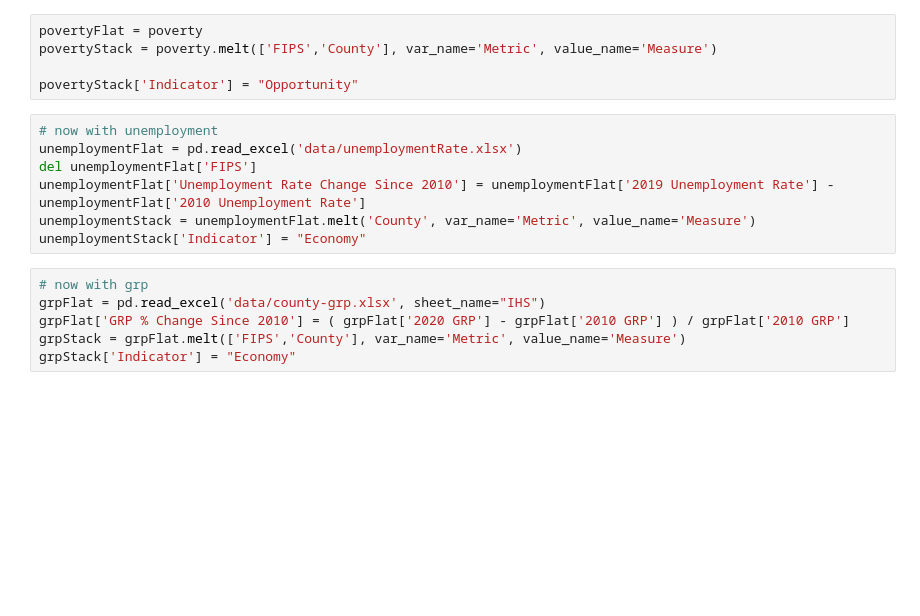
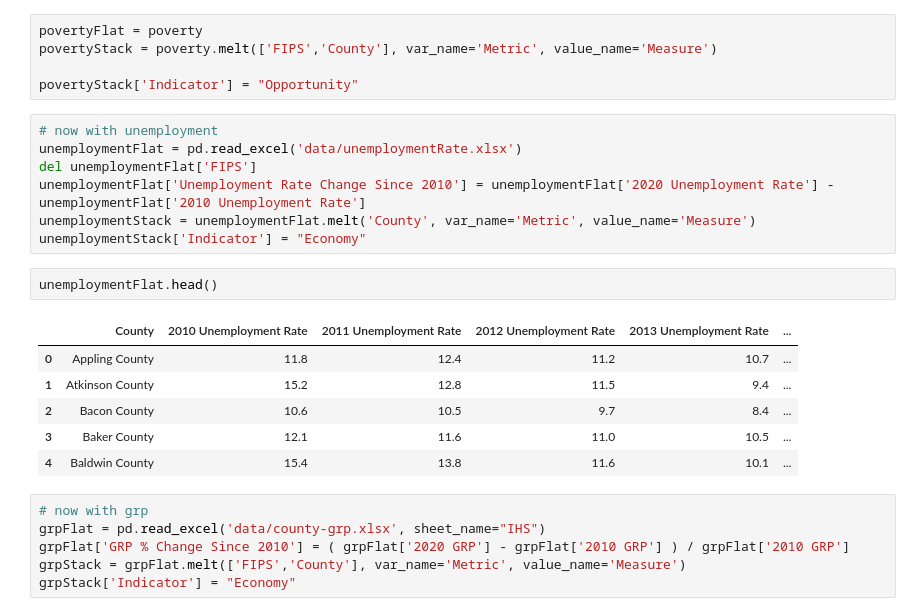
Before and after one commit to mmainzer/county-index, a Jupyter notebook: data-clean.ipynb, the cells around one changed output. Cells and saved outputs as stored; diff of their text form; blank space fills up the shorter version.

```diff
--- a/data-clean.ipynb
+++ b/data-clean.ipynb
@@ -93,9 +93,18 @@ povertyStack['Indicator'] = "Opportunity"
 # now with unemployment
 unemploymentFlat = pd.read_excel('data/unemploymentRate.xlsx')
 del unemploymentFlat['FIPS']
-unemploymentFlat['Unemployment Rate Change Since 2010'] = unemploymentFlat['2019 Unemployment Rate'] - unemploymentFlat['2010 Unemployment Rate']
+unemploymentFlat['Unemployment Rate Change Since 2010'] = unemploymentFlat['2020 Unemployment Rate'] - unemploymentFlat['2010 Unemployment Rate']
 unemploymentStack = unemploymentFlat.melt('County', var_name='Metric', value_name='Measure')
 unemploymentStack['Indicator'] = "Economy"
+# %%
+unemploymentFlat.head()
+# %% [output]
+|  | County | 2010 Unemployment Rate | 2011 Unemployment Rate | 2012 Unemployment Rate | 2013 Unemployment Rate | ... |
+| 0 | Appling County | 11.8 | 12.4 | 11.2 | 10.7 | ... |
+| 1 | Atkinson County | 15.2 | 12.8 | 11.5 | 9.4 | ... |
+| 2 | Bacon County | 10.6 | 10.5 | 9.7 | 8.4 | ... |
+| 3 | Baker County | 12.1 | 11.6 | 11.0 | 10.5 | ... |
+| 4 | Baldwin County | 15.4 | 13.8 | 11.6 | 10.1 | ... |
 # %%
 # now with grp
 grpFlat = pd.read_excel('data/county-grp.xlsx', sheet_name="IHS")
```
Also changed, not shown: parts of 11 cells of this notebook, 12 other files.
